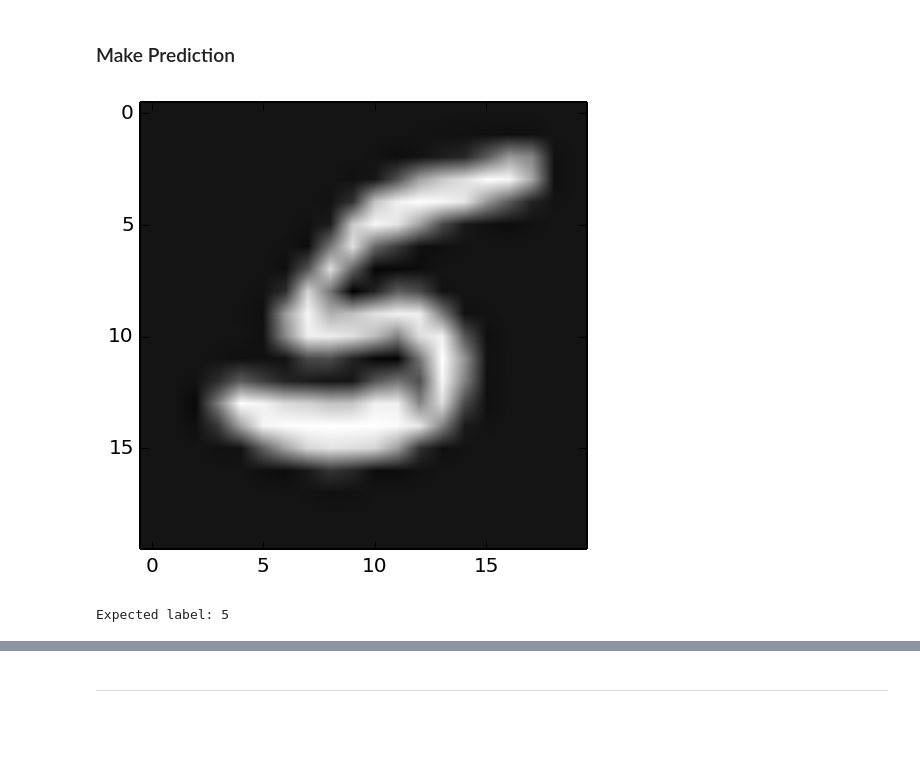
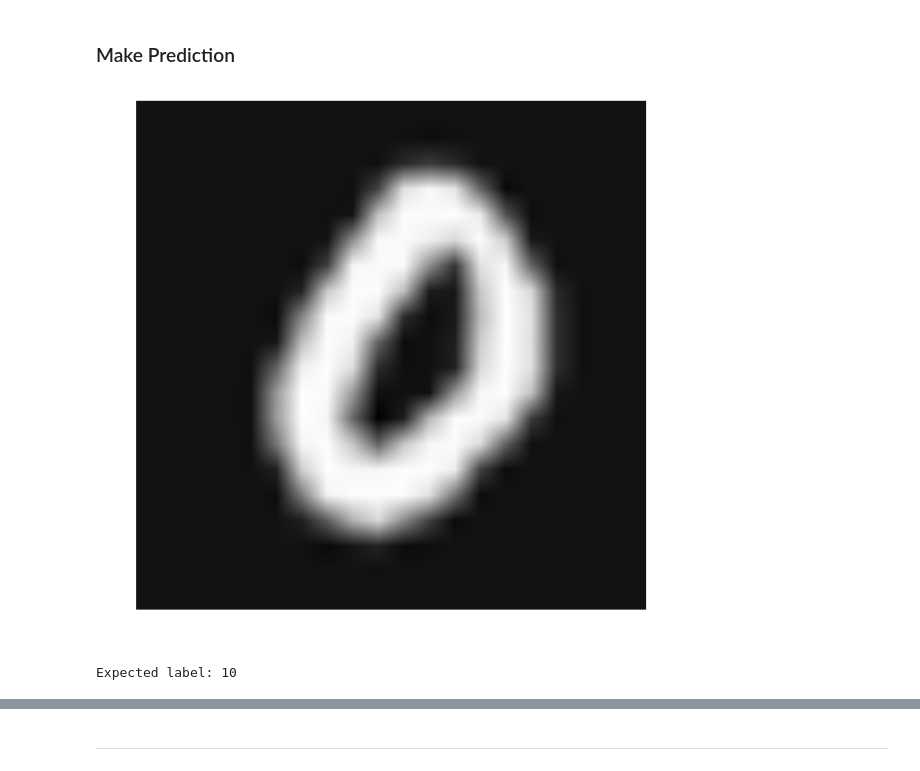
Before and after one commit to ekaakurniawan/iPyMacLern, a Jupyter notebook: W4_5/Neural Networks.ipynb, the cells around one changed output, grey strips where cells are left out. Cells and saved outputs as stored; diff of their text form; code cells hidden in the pictures; blank space fills up the shorter version.

```diff
--- a/W4_5/Neural Networks.ipynb
+++ b/W4_5/Neural Networks.ipynb
@@ -536,2 +598,8 @@ theta2 = trained_parameters[theta1_size:].reshape(num_labels, hidden_layer_size
 # %% [markdown]
 ### Make Prediction
+# %%
+def display_image(i, size=5):
+    plt.figure(figsize = (size,size))
+    plt.imshow(np.resize(X[i], (20,20)).transpose(), cmap = cm.Greys_r)
+    plt.axis('off')
+    plt.show()
@@ -546,10 +627,8 @@ y = training_examples['y'].transpose()[0]
 m = len(X) # total training samples
 # %%
 i = randint(0, m)
-plt.imshow(np.resize(X[i], (20,20)).transpose(), cmap = cm.Greys_r)
-plt.show()
-expected_label = y[i]
-print("Expected label: %d" % expected_label)
+display_image(i, 5)
+print("Expected label: %d" % y[i])
 # %% [output]
-[figure, old version]
+[figure, new version]
-Expected label: 5
+Expected label: 10
```
Also changed, not shown: parts of 47 cells of this notebook.
